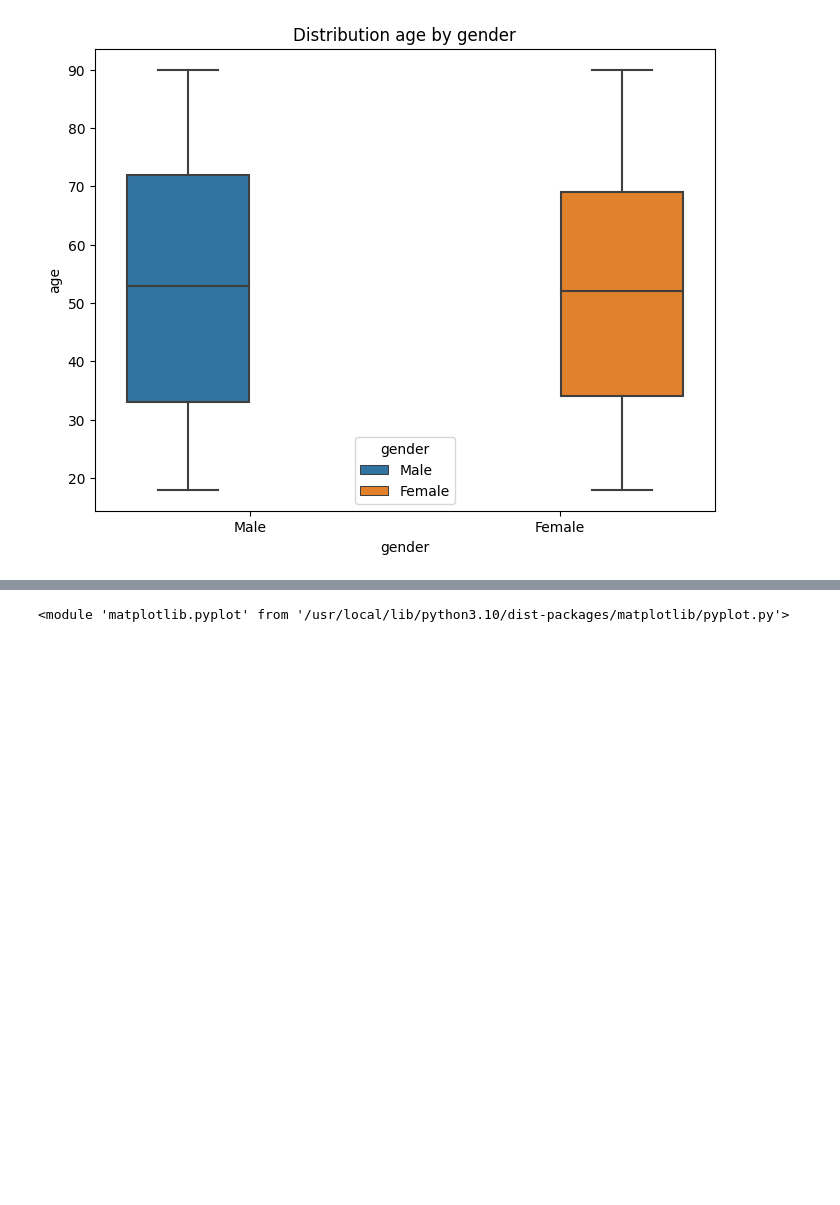
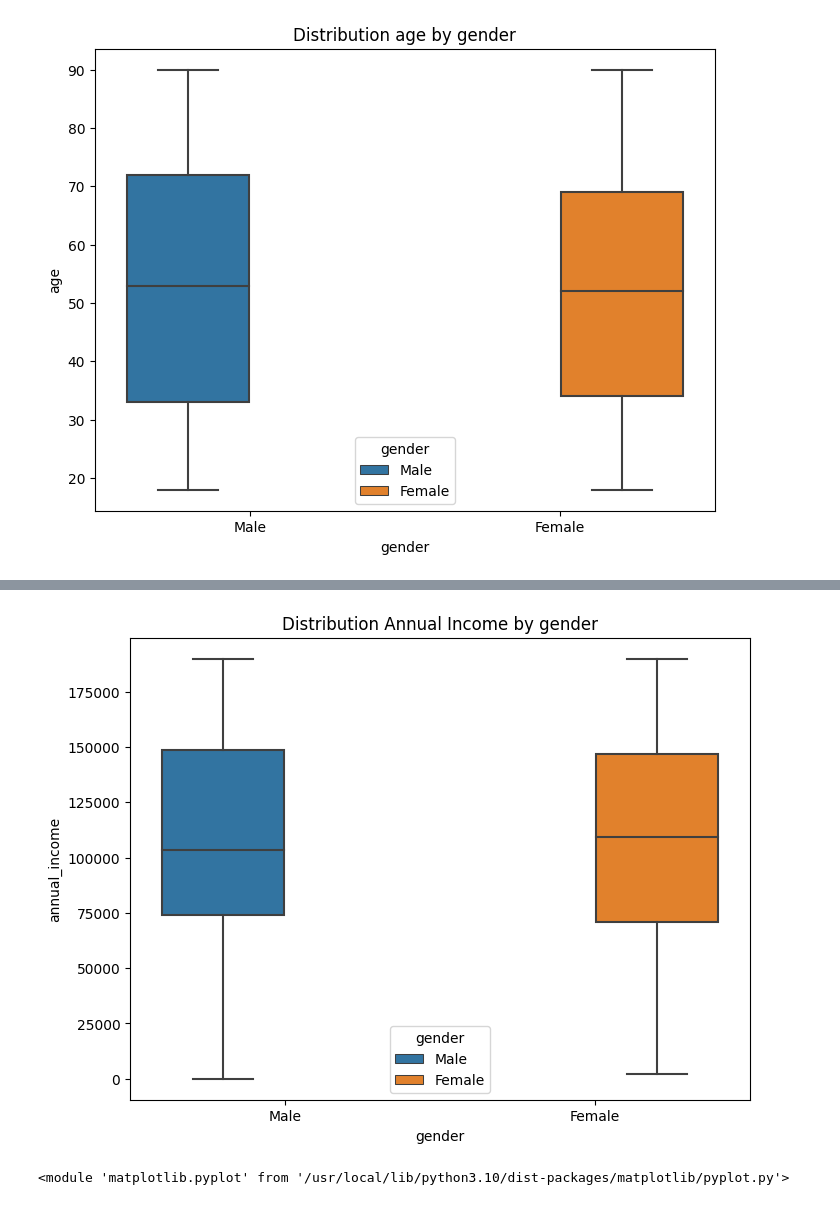
Before and after one commit to leon-czarlinski/ProfileAnalysis, a Jupyter notebook: ProfileAnalysis.ipynb, the cells around one changed output, grey strips where cells are left out. Cells and saved outputs as stored; diff of their text form; code cells hidden in the pictures; blank space fills up the shorter version.

```diff
--- a/ProfileAnalysis.ipynb
+++ b/ProfileAnalysis.ipynb
@@ -267,11 +267,8 @@ sns
 <module 'seaborn' from '/usr/local/lib/python3.10/dist-packages/seaborn/__init__.py'>
 [figure]
 # %%
-import plotly.express as px
-# plt.figure(figsize=(8,6))
-# sns.boxplot(y='annual_income', x='gender', data=profile_df, hue='gender')
-# plt.title('Distribution Annual Income by gender')
-# sns
-anual_income_gender_boxplot = px.box(df, x='gender', y='annual_income', color='gender', title='Distribution of Anual Income ($) by Gender')
-anual_income_gender_boxplot
+plt.figure(figsize=(8,6))
+sns.boxplot(y='annual_income', x='gender', data=profile_df, hue='gender')
+plt.title('Distribution Annual Income by gender')
+sns
 # %% [output]
@@ -279,3 +276,4 @@ anual_income_gender_boxplot
+[figure, added]
 # %%
 prof_count = profile_df['profession'].value_counts()
 
```
Also changed, not shown: parts of 1 cell of this notebook.
